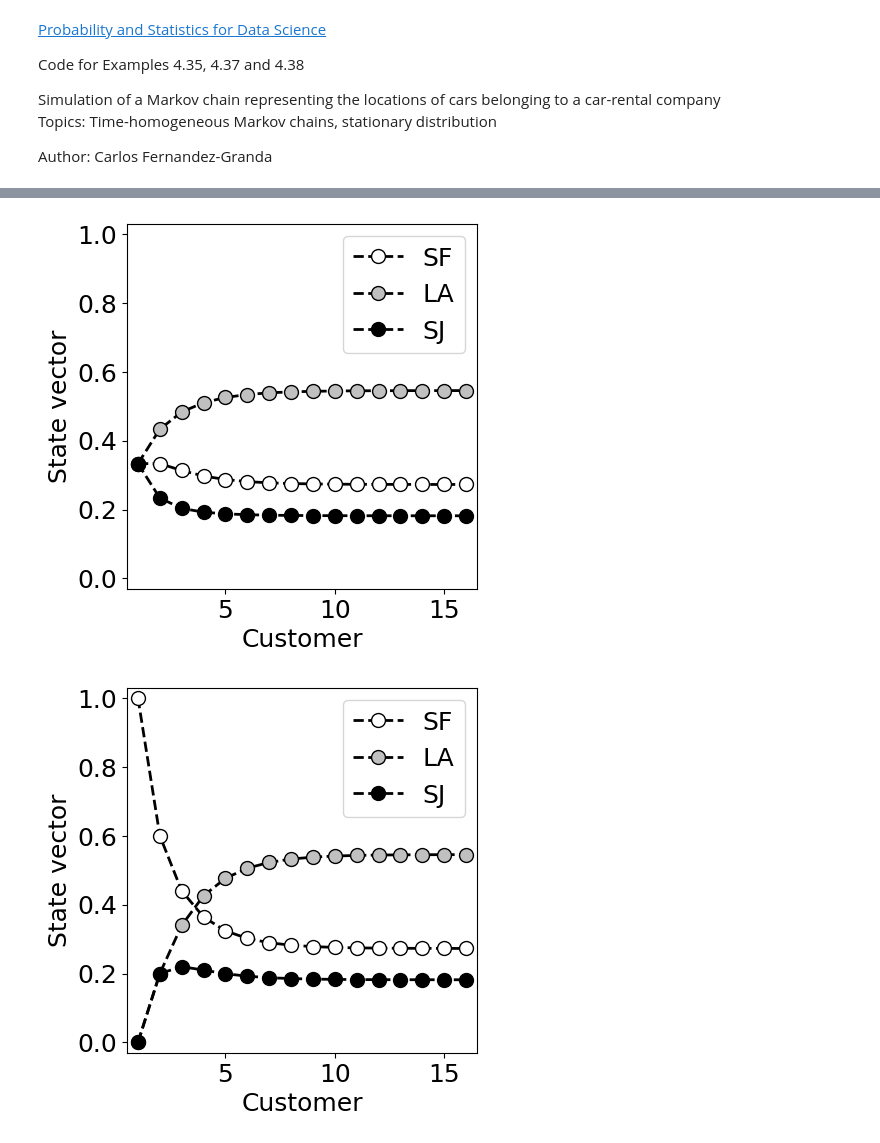
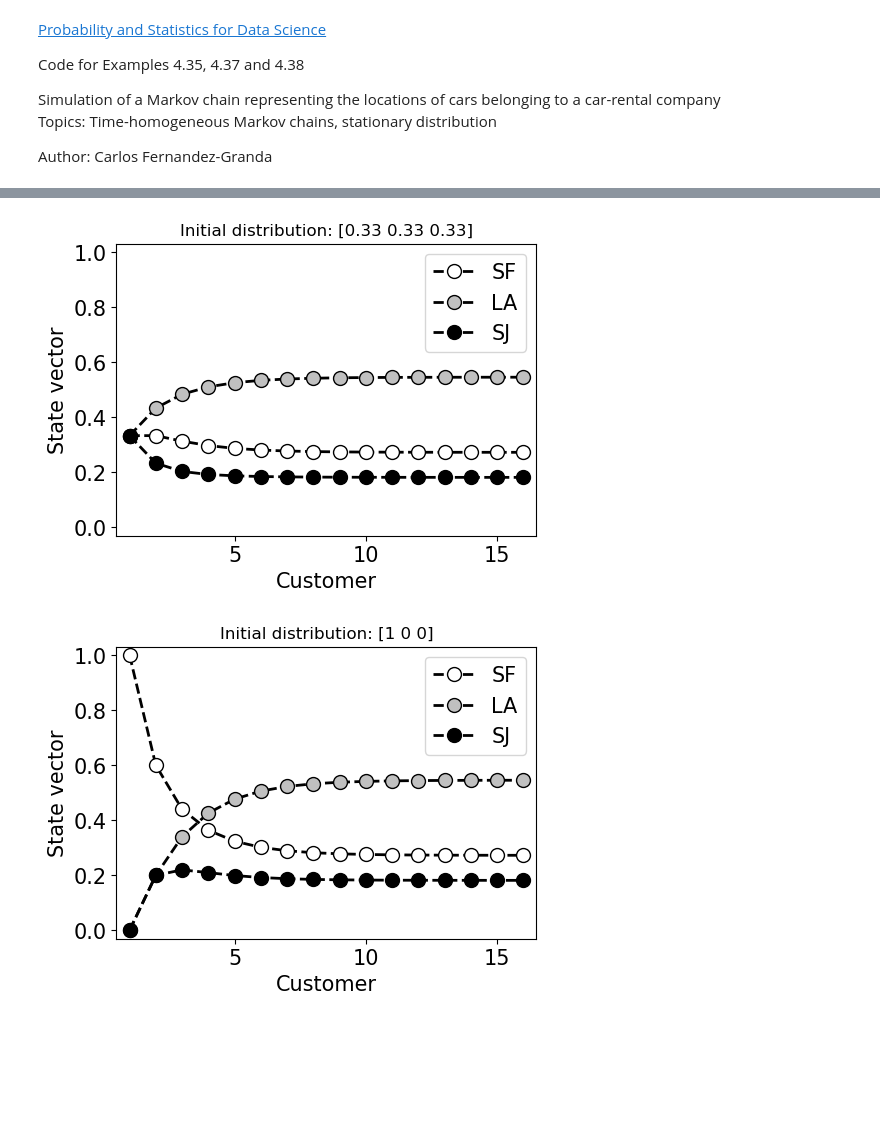
Before and after one commit to cfgranda/ps4ds, a Jupyter notebook: multiple_discrete_variables/car_rental.ipynb, the cells around one changed output, grey strips where cells are left out. Drawn from its saved outputs; the diff is of its cells as text; code cells hidden in the pictures; blank space fills up the shorter version.

```diff
--- a/multiple_discrete_variables/car_rental.ipynb
+++ b/multiple_discrete_variables/car_rental.ipynb
@@ -12,7 +12,7 @@ import matplotlib.pyplot as plt
 import numpy as np
 np.random.seed(2022)
 
-font_size = 18
+font_size = 15
 
 n = 16
 n_realizations = 3
@@ -34,14 +34,14 @@ for i in range(n_realizations):
     for j in range(1,n):
         realization[j] = np.random.choice(3,p=T[:,int(realization[j-1])])
 
-    plt.figure(figsize=(5, 5))
+    plt.figure(figsize=(3, 3))
     plt.xticks(fontsize=font_size)
     plt.yticks(y,labels,fontsize=font_size)
     plt.xlabel("i", fontsize=font_size)
     plt.xlim( 0.5, n+0.5 )
     plt.ylim( -0.5, 2.5 )
     plt.xlabel("Customer", fontsize=font_size)
-    plt.plot(np.arange(1,n+1),realization,color='gray',linestyle="dashed",markeredgecolor="black",markerfacecolor="gray",lw=2,marker='o',markersize=15)
+    plt.plot(np.arange(1,n+1),realization,color='gray',linestyle="dashed",markeredgecolor="black",markerfacecolor="gray",lw=2,marker='o',markersize=10)
     plt.gcf().subplots_adjust(left=0.2)
     plt.gcf().subplots_adjust(bottom=0.15)
 # %% [output]
@@ -51,29 +51,30 @@ for i in range(n_realizations):
 # %%
 # Initial states
 p0 = [ np.array([1./3,1./3,1./3]), np.array([1,0,0]),np.array([0.1,0.2,0.7]) ]
 
 for i in range(len(p0)):
 
     prob = np.zeros((3,n))
     prob[:,0] = p0[i]
     for j in range(n-1):
         prob[:,j+1] = np.dot(T,prob[:,j])
 
-    plt.figure(figsize=(5, 5))
+    plt.figure(figsize=(6, 4))
     inds = np.arange(1,n+1)
     plt.xticks(np.arange(0,n+1,5),fontsize=font_size)
     plt.yticks(fontsize=font_size)
     plt.xlabel("i", fontsize=font_size)
     plt.xlim( 0.5, n + 0.5 )
     plt.ylim( -0.03, 1.03 )
     plt.ylabel("State vector", fontsize=font_size)
     plt.xlabel("Customer", fontsize=font_size)
     plt.plot(inds,prob[0,:],color='black',linestyle="dashed",lw=2,marker='o',markersize=10,markerfacecolor="white",markeredgecolor="black", label='SF')
     plt.plot(inds,prob[1,:],color='black',linestyle="dashed",lw=2,marker='o',markersize=10,markerfacecolor="silver",markeredgecolor="black", label='LA')
     plt.plot(inds,prob[2,:],color='black',linestyle="dashed",lw=2,marker='o',markersize=10,markerfacecolor="black",markeredgecolor="black", label='SJ')
     plt.gcf().subplots_adjust(left=0.2)
     plt.gcf().subplots_adjust(bottom=0.15)
     plt.legend(fontsize=font_size)
+    plt.title("Initial distribution: "+ str(np.round(p0[i],2)));
 # %% [output]
-[figure, old version]
+[figure, new version]
-[figure, old version]
+[figure, new version]
```
Also changed, not shown: parts of 2 cells of this notebook, 4 other files.
